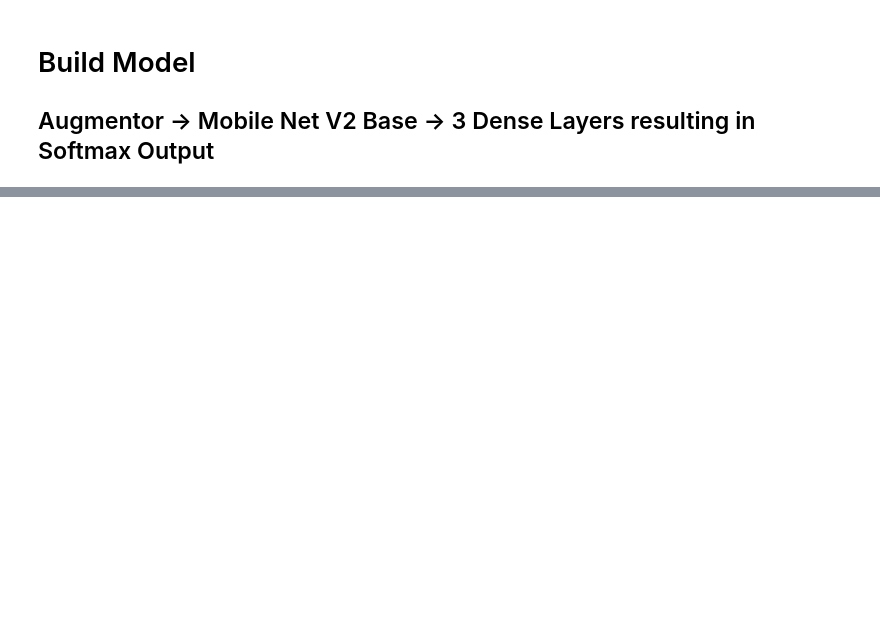
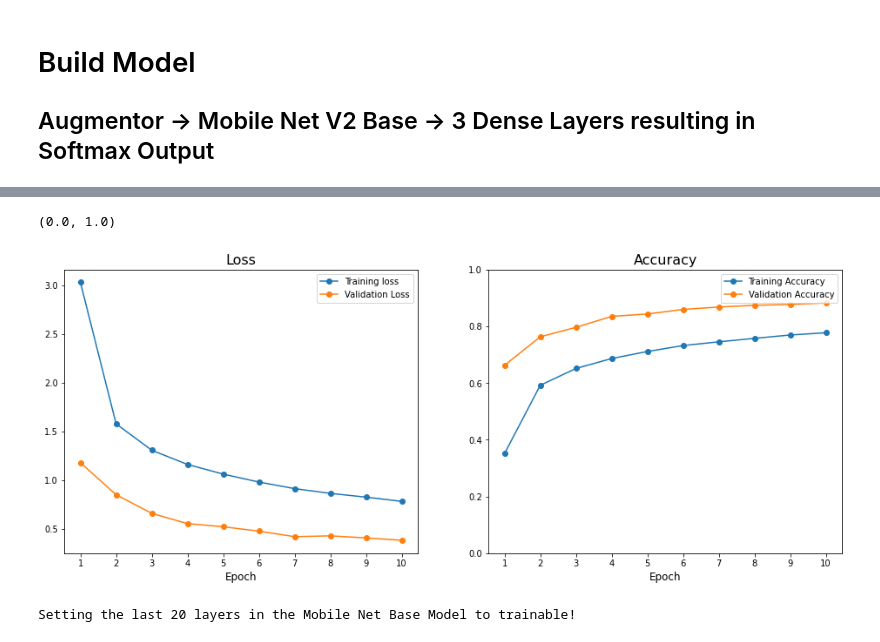
Before and after one commit to Matthew-Weisberg/BirdClassifier, a Jupyter notebook: bird-classifier.ipynb, the cells around one changed output, grey strips where cells are left out. Drawn from its saved outputs; the diff is of its cells as text; code cells hidden in the pictures; blank space fills up the shorter version.

```diff
--- a/bird-classifier.ipynb
+++ b/bird-classifier.ipynb
@@ -13,8 +32,20 @@ from tensorflow.keras.applications.mobilenet_v2 import MobileNetV2
 # %%
 FILEPATH = '../input/100-bird-species/' # filepath for data
-BATCH_SIZE = 32 # keras training batch size
+BATCH_SIZE = 256 # keras training batch size
 IMAGE_SIZE = (224, 224) # size of images in dataset (keras will resize)
-MOBILE_NET_TRAINABLE_LAYERS = 3 # layers at end of the mobile_net base model to have trainable parameters
+
+
+ROUND_1_TRAINABLE_LAYERS = 3 # layers at end of the mobile_net base model to have trainable parameters
+ROUND_1_EPOCHS = 10
+
+ROUND_2_TRAINABLE_LAYERS = 20
+ROUND_2_LEARNING_SCALER = 0.2
+ROUND_2_EPOCHS = 10
+
+ROUND_3_TRAINABLE_LAYERS = 38
+ROUND_3_LEARNING_SCALER = 0.2
+ROUND_3_EPOCHS = 10
+
 LEARNING_RATE = 0.001
 
 SEED = 6278 # random seed for repeatability of notebook
@@ -193,0 +302,32 @@ Epoch 5/5
+# %%
+fig, (ax1, ax2) = plt.subplots(1,2, figsize=(16,6))
+title_fontsize = 16
+axis_fontsize = 12
+
+ax1.plot(range(1, ROUND_1_EPOCHS + 1), round_1.history['loss'], marker='o', label='Training loss')
+ax1.plot(range(1, ROUND_1_EPOCHS + 1), round_1.history['val_loss'], marker='o', label='Validation Loss')
+ax1.legend()
+ax1.set_xticks(range(1, ROUND_1_EPOCHS + 1))
+ax1.set_title('Loss', fontsize=title_fontsize)
+ax1.set_xlabel('Epoch', fontsize=axis_fontsize)
+
+ax2.plot(range(1, ROUND_1_EPOCHS + 1), round_1.history['accuracy'], marker='o', label='Training Accuracy')
+ax2.plot(range(1, ROUND_1_EPOCHS + 1), round_1.history['val_accuracy'], marker='o', label='Validation Accuracy')
+ax2.legend()
+ax2.set_xticks(range(1, ROUND_1_EPOCHS + 1))
+ax2.set_title('Accuracy', fontsize=title_fontsize)
+ax2.set_xlabel('Epoch', fontsize=axis_fontsize);
+
+ax2.set_ylim([0,1])
+# %% [output]
+(0.0, 1.0)
+[figure, added]
+# %%
+model.layers[2].trainable = True
+
+print('Setting the last {} layers in the Mobile Net Base Model to trainable!'.format(ROUND_2_TRAINABLE_LAYERS))
+
+for layer in model.layers[2].layers[:-ROUND_2_TRAINABLE_LAYERS]:
+    layer.trainable = False
+# %% [output]
+Setting the last 20 layers in the Mobile Net Base Model to trainable!
```
Also changed, not shown: parts of 25 cells of this notebook.
